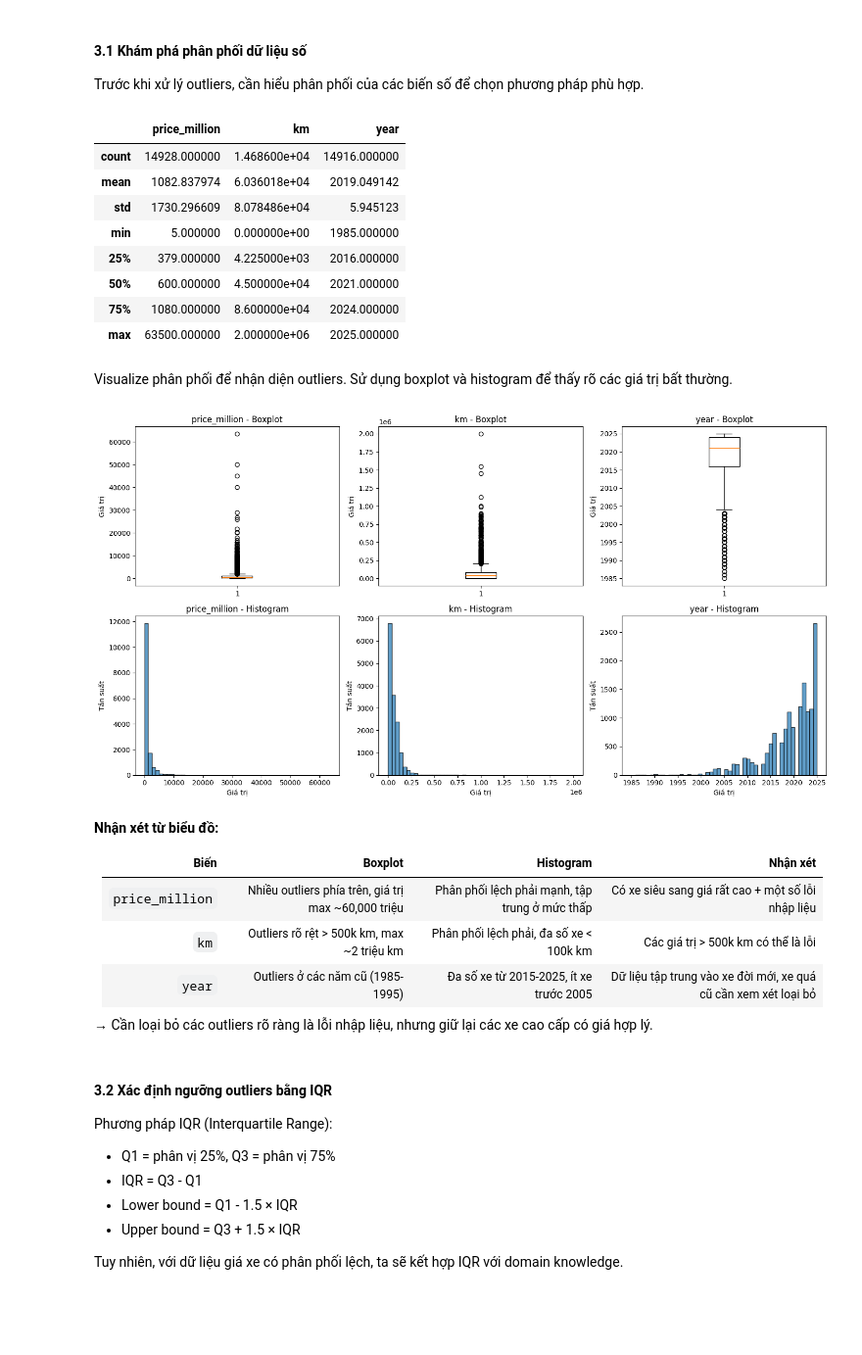
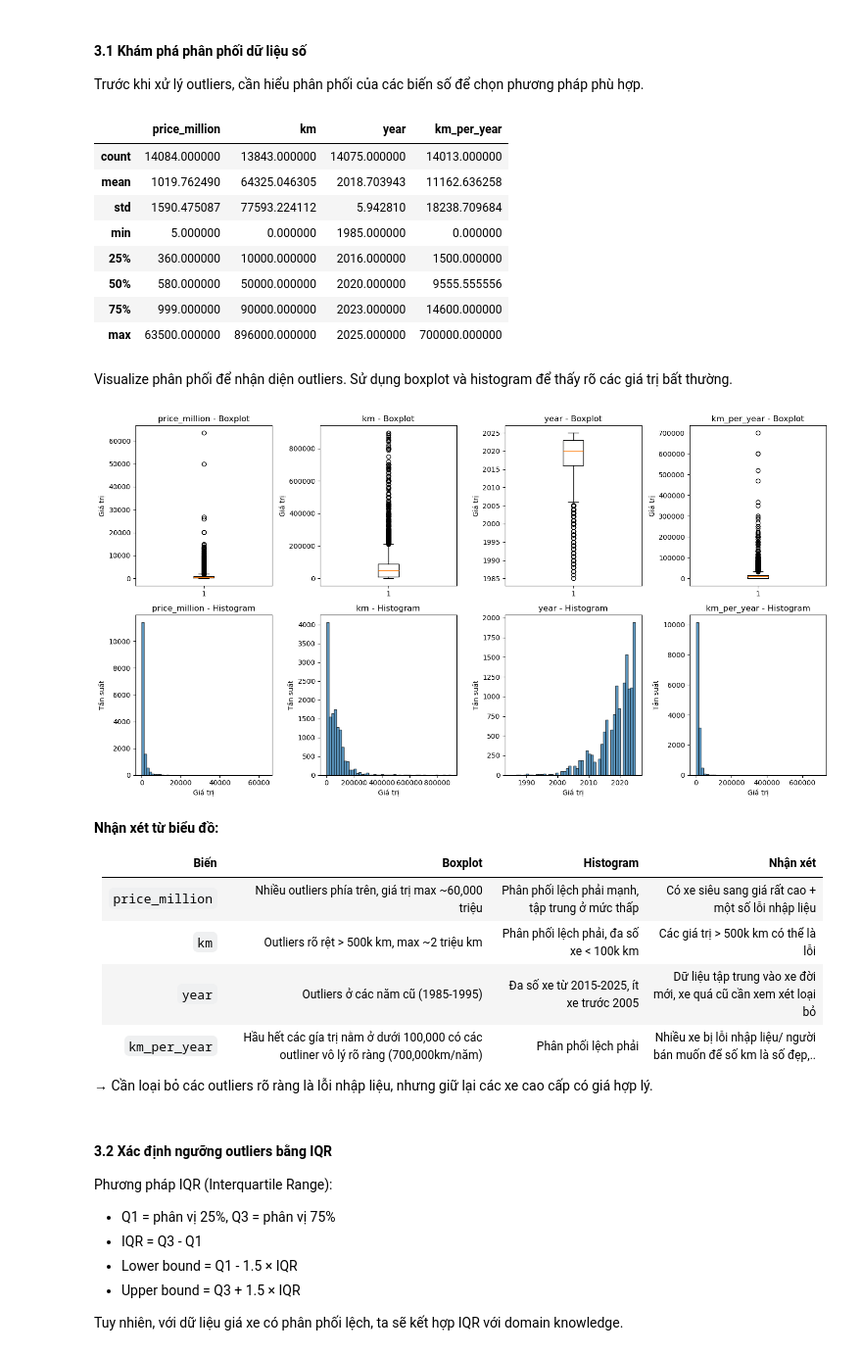
Before and after one commit to HieuMagic/DS_Predictor, a Jupyter notebook: notebooks/01_data_preprocessing.ipynb, the cells around one changed output. Shown: that part at 98% size. Drawn from its saved outputs; the diff is of its cells as text; code cells hidden in the pictures; blank space fills up the shorter version.

```diff
--- a/notebooks/01_data_preprocessing.ipynb
+++ b/notebooks/01_data_preprocessing.ipynb
@@ -830,0 +865,8 @@ memory usage: 1.7+ MB
+# %%
+# Xử lý seller_id: Fill giá trị trống bằng "0"
+print(f"Missing seller_id trước khi xử lý: {df['seller_id'].isna().sum()} ({df['seller_id'].isna().sum()/len(df)*100:.2f}%)")
+
+df['seller_id'] = df['seller_id'].fillna('0')
+
+print(f"Missing seller_id sau khi xử lý: {df['seller_id'].isna().sum()}")
+print(f"\nSố lượng seller_id = '0': {(df['seller_id'] == '0').sum()}")
@@ -830,0 +878,18 @@ memory usage: 1.7+ MB
+# %%
+print(f"Số dòng trước khi xử lý duplicates: {len(df)}")
+
+# Xác định các cột để kiểm tra duplicates
+# Dựa trên các features đã được chuẩn hóa, bao gồm cả seller_id
+duplicate_cols = ['seller_id', 'brand', 'model', 'year', 'km', 'price_million',
+                  'transmission', 'fuel_type', 'body_type', 'city']
+
+# Kiểm tra số lượng duplicates
+n_duplicates = df.duplicated(subset=duplicate_cols, keep='first').sum()
+print(f"\nSố mẫu trùng lặp (dựa trên {len(duplicate_cols)} features): {n_duplicates}")
+
+if n_duplicates > 0:
+    # Xem một vài ví dụ duplicates
+    print("\nVí dụ các cặp duplicates:")
+    dup_mask = df.duplicated(subset=duplicate_cols, keep=False)
+    sample_dups = df[dup_mask].sort_values(duplicate_cols).head(10)
+    print(sample_dups[duplicate_cols + ['source']])
@@ -830,0 +914,6 @@ memory usage: 1.7+ MB
+# %%
+# Loại bỏ duplicates, giữ lại dòng đầu tiên
+df = df.drop_duplicates(subset=duplicate_cols, keep='first')
+
+print(f"Số dòng sau khi loại bỏ duplicates: {len(df)}")
+print(f"Đã loại bỏ: {n_duplicates} mẫu trùng lặp")
@@ -846,39 +938,39 @@ memory usage: 1.7+ MB
 Trước khi xử lý outliers, cần hiểu phân phối của các biến số để chọn phương pháp phù hợp.
 # %%
 # Thống kê mô tả các biến số (trên merged data)
-numeric_cols = ['price_million', 'km', 'year']
+numeric_cols = ['price_million', 'km', 'year','km_per_year']
 df[numeric_cols].describe()
 # %% [output]
-|  | price_million | km | year |
-| count | 14928.000000 | 1.468600e+04 | 14916.000000 |
-| mean | 1082.837974 | 6.036018e+04 | 2019.049142 |
-| std | 1730.296609 | 8.078486e+04 | 5.945123 |
-| min | 5.000000 | 0.000000e+00 | 1985.000000 |
-| 25% | 379.000000 | 4.225000e+03 | 2016.000000 |
-| 50% | 600.000000 | 4.500000e+04 | 2021.000000 |
-| 75% | 1080.000000 | 8.600000e+04 | 2024.000000 |
-| max | 63500.000000 | 2.000000e+06 | 2025.000000 |
+|  | price_million | km | year | km_per_year |
+| count | 14084.000000 | 13843.000000 | 14075.000000 | 14013.000000 |
+| mean | 1019.762490 | 64325.046305 | 2018.703943 | 11162.636258 |
+| std | 1590.475087 | 77593.224112 | 5.942810 | 18238.709684 |
+| min | 5.000000 | 0.000000 | 1985.000000 | 0.000000 |
+| 25% | 360.000000 | 10000.000000 | 2016.000000 | 1500.000000 |
+| 50% | 580.000000 | 50000.000000 | 2020.000000 | 9555.555556 |
+| 75% | 999.000000 | 90000.000000 | 2023.000000 | 14600.000000 |
+| max | 63500.000000 | 896000.000000 | 2025.000000 | 700000.000000 |
 # %% [markdown]
 Visualize phân phối để nhận diện outliers. Sử dụng boxplot và histogram để thấy rõ các giá trị bất thường.
 # %%
-fig, axes = plt.subplots(2, 3, figsize=(15, 8))
+fig, axes = plt.subplots(2, 4, figsize=(15, 8))
 
 for i, col in enumerate(numeric_cols):
     # Boxplot
     axes[0, i].boxplot(df[col].dropna())
     axes[0, i].set_title(f'{col} - Boxplot')
     axes[0, i].set_ylabel('Giá trị')
 
     # Histogram
     axes[1, i].hist(df[col].dropna(), bins=50, edgecolor='black', alpha=0.7)
     axes[1, i].set_title(f'{col} - Histogram')
     axes[1, i].set_xlabel('Giá trị')
     axes[1, i].set_ylabel('Tần suất')
 
 plt.tight_layout()
 plt.show()
 # %% [output]
-[figure, old version]
+[figure, new version]
 # %% [markdown]
 **Nhận xét từ biểu đồ:**
 
@@ -887,6 +979,7 @@ plt.show()
 | `price_million` | Nhiều outliers phía trên, giá trị max ~60,000 triệu | Phân phối lệch phải mạnh, tập trung ở mức thấp | Có xe siêu sang giá rất cao + một số lỗi nhập liệu |
 | `km` | Outliers rõ rệt > 500k km, max ~2 triệu km | Phân phối lệch phải, đa số xe < 100k km | Các giá trị > 500k km có thể là lỗi |
 | `year` | Outliers ở các năm cũ (1985-1995) | Đa số xe từ 2015-2025, ít xe trước 2005 | Dữ liệu tập trung vào xe đời mới, xe quá cũ cần xem xét loại bỏ |
+| `km_per_year` | Hầu hết các gía trị nằm ở dưới 100,000 có các outliner vô lý rõ ràng (700,000km/năm) | Phân phối lệch phải | Nhiều xe bị lỗi nhập liệu/ người bán muốn để số km là số đẹp,.. |
 
 → Cần loại bỏ các outliers rõ ràng là lỗi nhập liệu, nhưng giữ lại các xe cao cấp có giá hợp lý.
 # %% [markdown]
```
Also changed, not shown: parts of 107 cells of this notebook, 1 other file.
